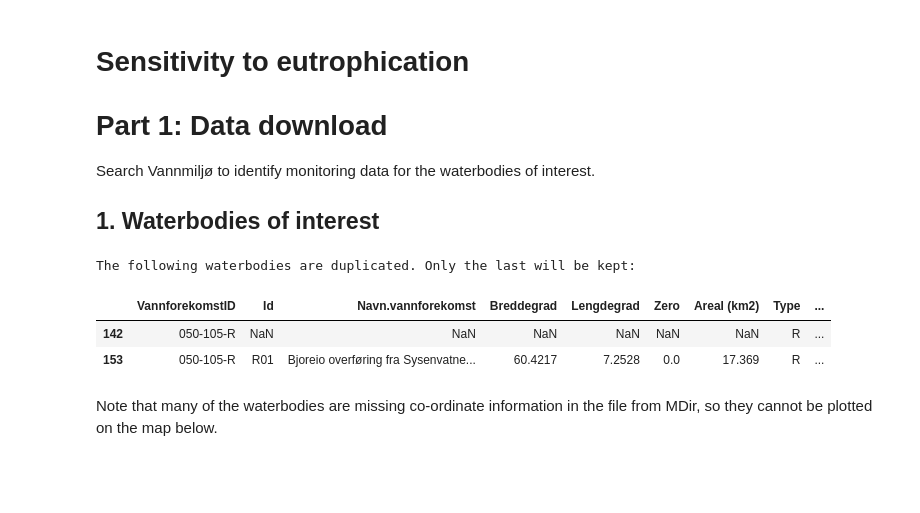
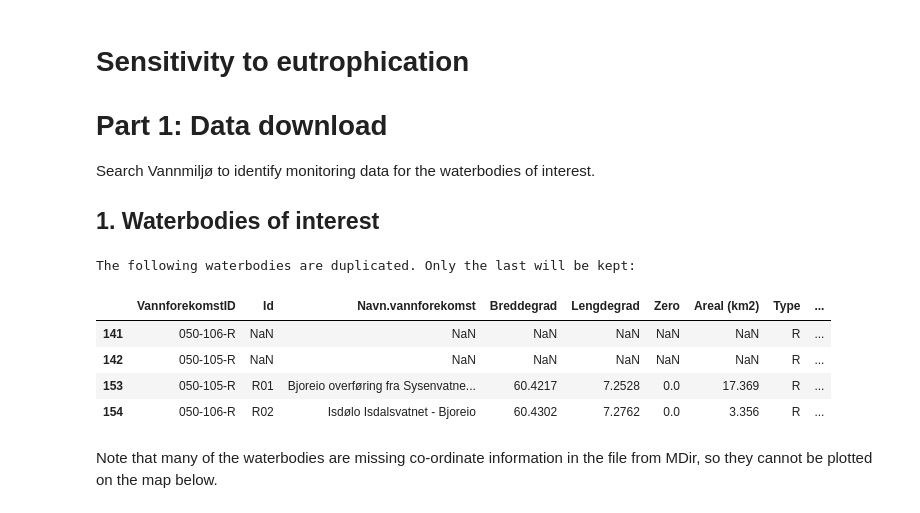
Before and after one commit to NIVANorge/eutrophy_sensitive_wbs, a Jupyter notebook: code/01_vannmiljo_download.ipynb, the cells around one changed output. Cells and saved outputs as stored; diff of their text form; code cells hidden in the pictures; blank space fills up the shorter version.

Commit message:
Strip whitespace; add map

```diff
--- a/code/01_vannmiljo_download.ipynb
+++ b/code/01_vannmiljo_download.ipynb
@@ -17,17 +17,22 @@ Search Vannmiljø to identify monitoring data for the waterbodies of interest.
 # %%
 # Read WB list from MDir
 xl_path = r"../data/mdir_waterbodies_list.xlsx"
 wb_df = pd.read_excel(xl_path)
 
+# Strip leading and trailing whitespace
+wb_df["VannforekomstID"] = wb_df["VannforekomstID"].str.strip()
+
 # Check unique
 print("The following waterbodies are duplicated. Only the last will be kept:")
 display(wb_df[wb_df.duplicated("VannforekomstID", keep=False)])
 wb_df.drop_duplicates("VannforekomstID", keep="last", inplace=True)
 # %% [output]
 The following waterbodies are duplicated. Only the last will be kept:
 |  | VannforekomstID | Id | Navn.vannforekomst | Breddegrad | Lengdegrad | Zero | Areal (km2) | Type | ... |
+| 141 | 050-106-R | NaN | NaN | NaN | NaN | NaN | NaN | R | ... |
 | 142 | 050-105-R | NaN | NaN | NaN | NaN | NaN | NaN | R | ... |
 | 153 | 050-105-R | R01 | Bjoreio overføring fra Sysenvatne... | 60.4217 | 7.2528 | 0.0 | 17.369 | R | ... |
+| 154 | 050-106-R | R02 | Isdølo Isdalsvatnet - Bjoreio | 60.4302 | 7.2762 | 0.0 | 3.356 | R | ... |
 # %% [markdown]
 Note that many of the waterbodies are missing co-ordinate information in the file from MDir, so they cannot be plotted on the map below.
 # %%
```
Also changed, not shown: parts of 3 cells of this notebook.
